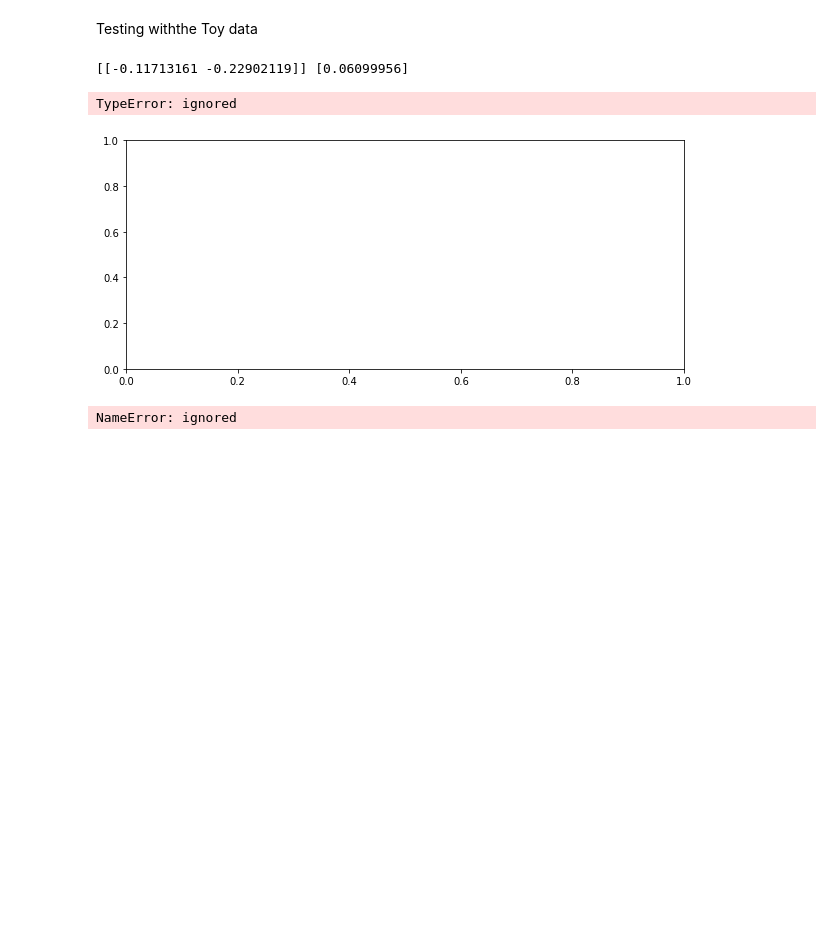
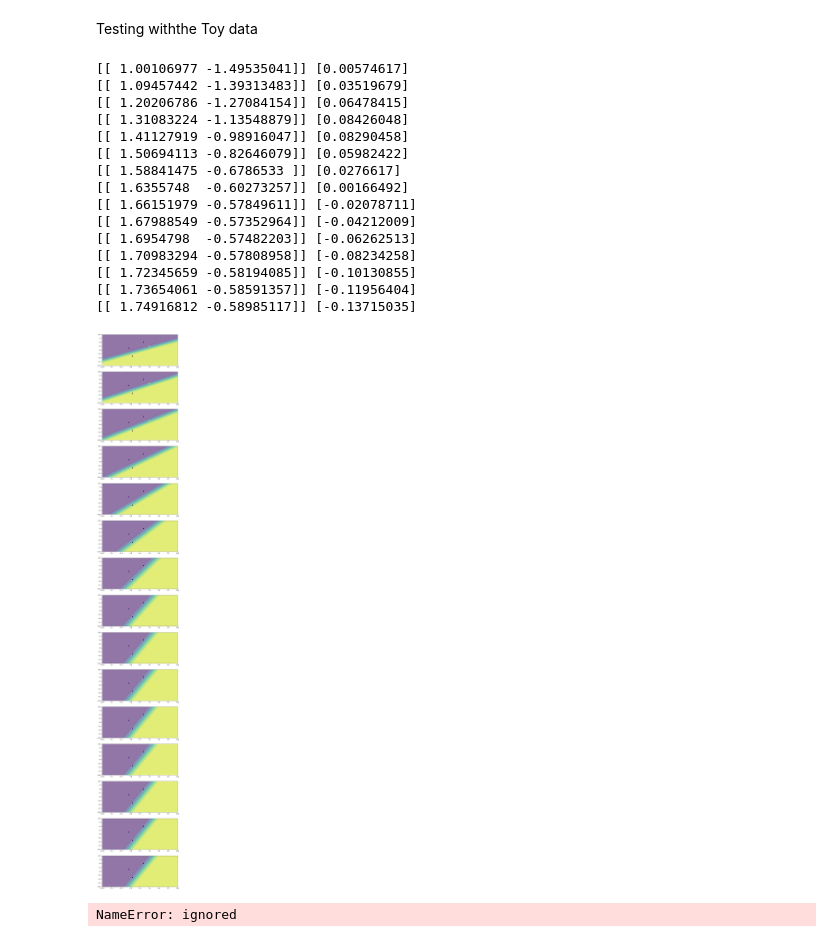
Before and after one commit to aborundiya/NeuralNetwork, a Jupyter notebook: gradientDescent.ipynb, the cells around one changed output. Cells and saved outputs as stored; diff of their text form; code cells hidden in the pictures; blank space fills up the shorter version.

```diff
--- a/gradientDescent.ipynb
+++ b/gradientDescent.ipynb
@@ -154,28 +154,41 @@ def plot_sn(X,Y,sn,ax):
   for i in range(X2.size):
     for j in range(X1.size):
       val = np.asarray([X1[j],X2[i]])
-      YY = sn.sigmoid(sn.perceptron(val))
+      YY[i,j] = sn.sigmoid(sn.perceptron(val))
   ax.contourf(XX1,XX2,YY,alpha =0.6)
   ax.scatter(X[:,0],X[:,1], c =Y)
   ax.plot()
 # %%
-X = np.asarray([[2.5,2.5],[4,-1],[1,-1],[3,1.25],[2,4],[1,5]])
+X = np.asarray([[2.5,2.5],[4,-1],[1,-4],[-3,1.25],[-2,-4],[1,5]])
 Y = [1,1,1,0,0,0]
 sn = SigmoidNeuron()
-sn.fit(X,Y,1,0.25,True)
-N =20
+sn.fit(X,Y,1,0.05,True)
+N =15
 plt.figure(figsize =(10,N*5))
 
 #no initializing the weights
 for i in range(N):
   print(sn.w, sn.b)
   ax = plt.subplot(N, 1 , i + 1)
   plot_sn(X,Y,sn,ax)
   sn.fit(X,Y,1,0.25,False)
 # %% [output]
-[[-0.11713161 -0.22902119]] [0.06099956]
+[[ 1.00106977 -1.49535041]] [0.00574617]
+[[ 1.09457442 -1.39313483]] [0.03519679]
+[[ 1.20206786 -1.27084154]] [0.06478415]
+[[ 1.31083224 -1.13548879]] [0.08426048]
+[[ 1.41127919 -0.98916047]] [0.08290458]
+[[ 1.50694113 -0.82646079]] [0.05982422]
+[[ 1.58841475 -0.6786533 ]] [0.0276617]
+[[ 1.6355748  -0.60273257]] [0.00166492]
+[[ 1.66151979 -0.57849611]] [-0.02078711]
+[[ 1.67988549 -0.57352964]] [-0.04212009]
+[[ 1.6954798  -0.57482203]] [-0.06262513]
+[[ 1.70983294 -0.57808958]] [-0.08234258]
+[[ 1.72345659 -0.58194085]] [-0.10130855]
+[[ 1.73654061 -0.58591357]] [-0.11956404]
+[[ 1.74916812 -0.58985117]] [-0.13715035]
-TypeError: ignored
-[figure, old version]
+[figure, new version]
 # %%
 def error(w, b,X, Y) :
   err_factor = 0.0
```
